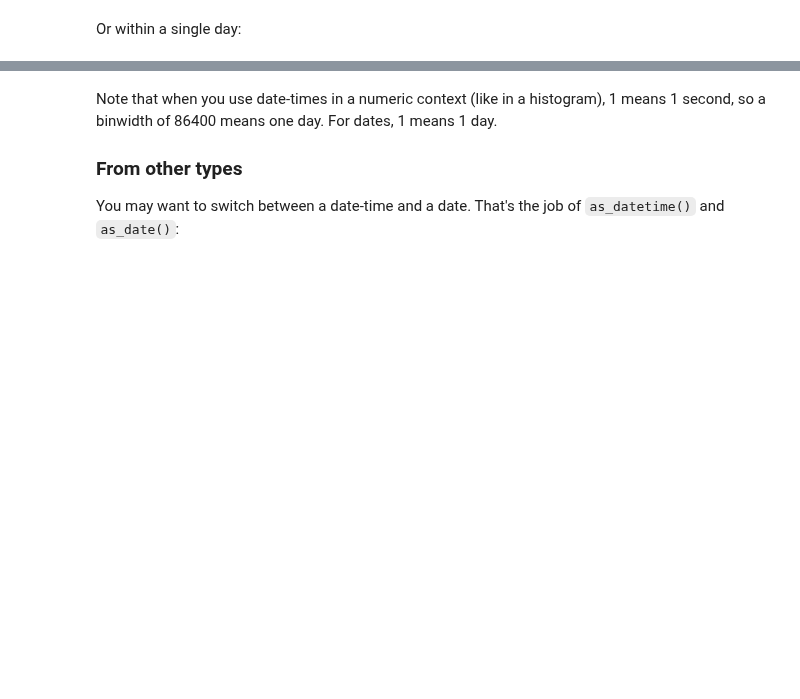
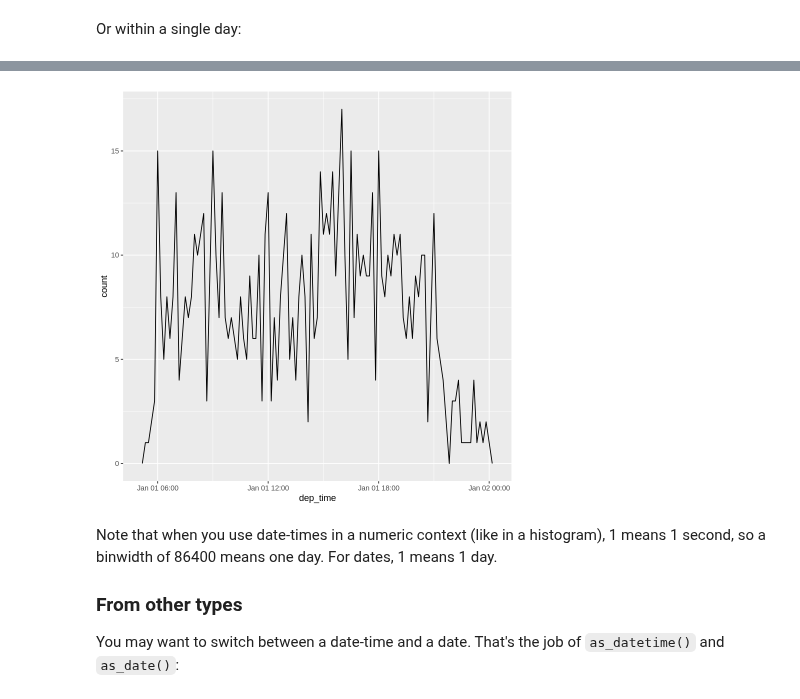
Before and after one commit to fralfaro/r4ds-book, a Jupyter notebook: docs/16_dates_and _times.ipynb, the cells around one changed output, grey strips where cells are left out. Drawn from its saved outputs; the diff is of its cells as text; code cells hidden in the pictures; blank space fills up the shorter version.

```diff
--- a/docs/16_dates_and _times.ipynb
+++ b/docs/16_dates_and _times.ipynb
@@ -193,3 +246,10 @@ flights_dt |>
+# %%
+flights_dt |>
+  filter(dep_time < ymd(20130102)) |>
+  ggplot(aes(dep_time)) +
+  geom_freqpoly(binwidth = 600) # 600 s = 10 minutes
+# %% [output]
+[figure, added]
 # %% [markdown]
 
 Note that when you use date-times in a numeric context (like in a histogram), 1 means 1 second, so a binwidth of 86400 means one day.
```
Also changed, not shown: parts of 132 cells of this notebook.
